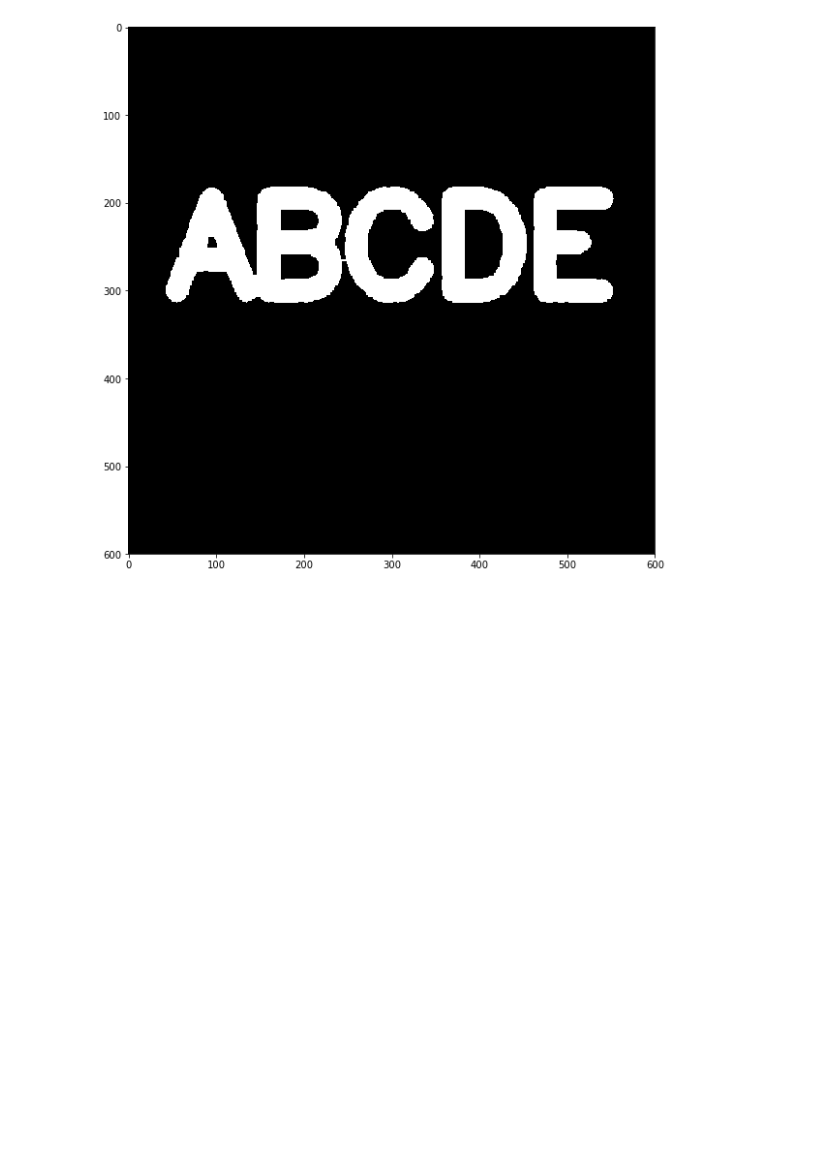
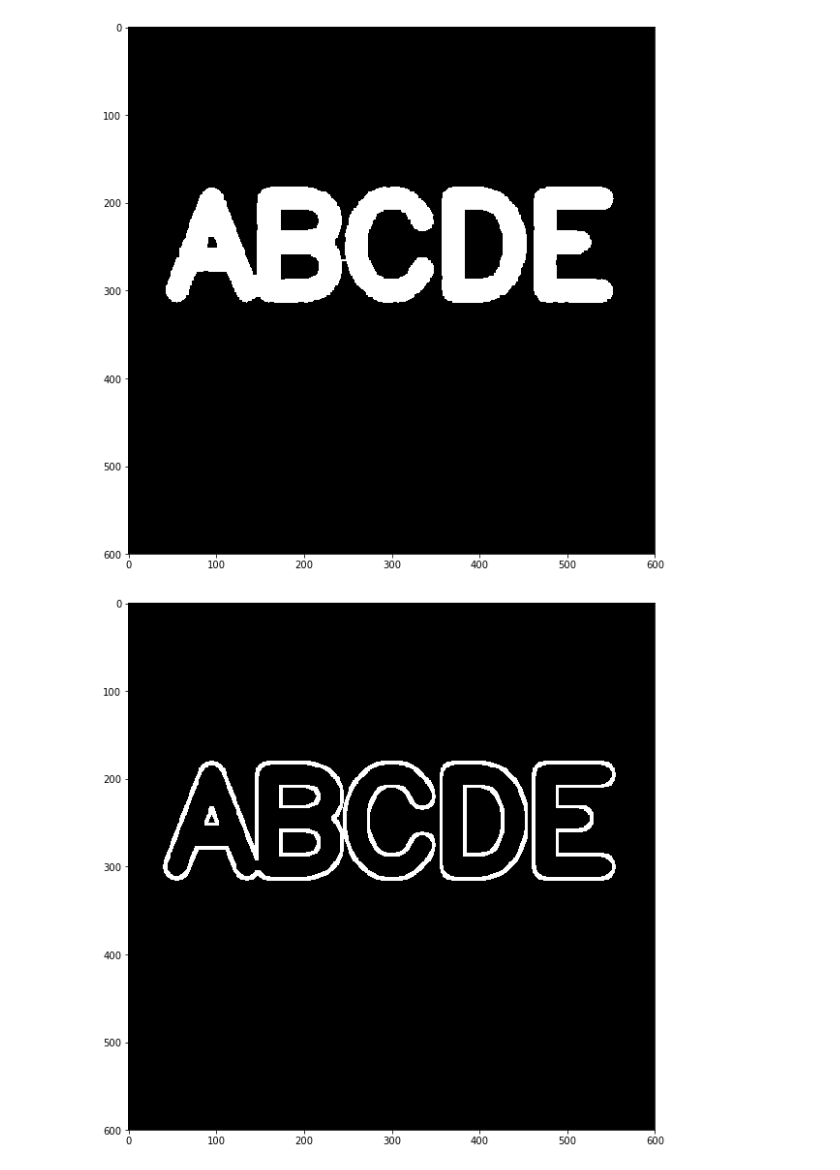
Before and after one commit to immanueln98/OpenCV-Python, a Jupyter notebook: Morphological-ops.ipynb, the cells around one changed output. Drawn from its saved outputs; the diff is of its cells as text; code cells hidden in the pictures; blank space fills up the shorter version.

```diff
--- a/Morphological-ops.ipynb
+++ b/Morphological-ops.ipynb
@@ -61,3 +61,10 @@ closing = cv2.morphologyEx(black_noise_img, cv2.MORPH_CLOSE, kernel) # remove no
 display_image(closing)
 # %% [output]
 [figure]
+# %%
+img = load_image()
+# %%
+gradient = cv2.morphologyEx(img, cv2.MORPH_GRADIENT, kernel) # difference between dilation and erosion
+display_image(gradient)
+# %% [output]
+[figure, added]
```
Also changed, not shown: parts of 2 cells of this notebook, 2 other files.
